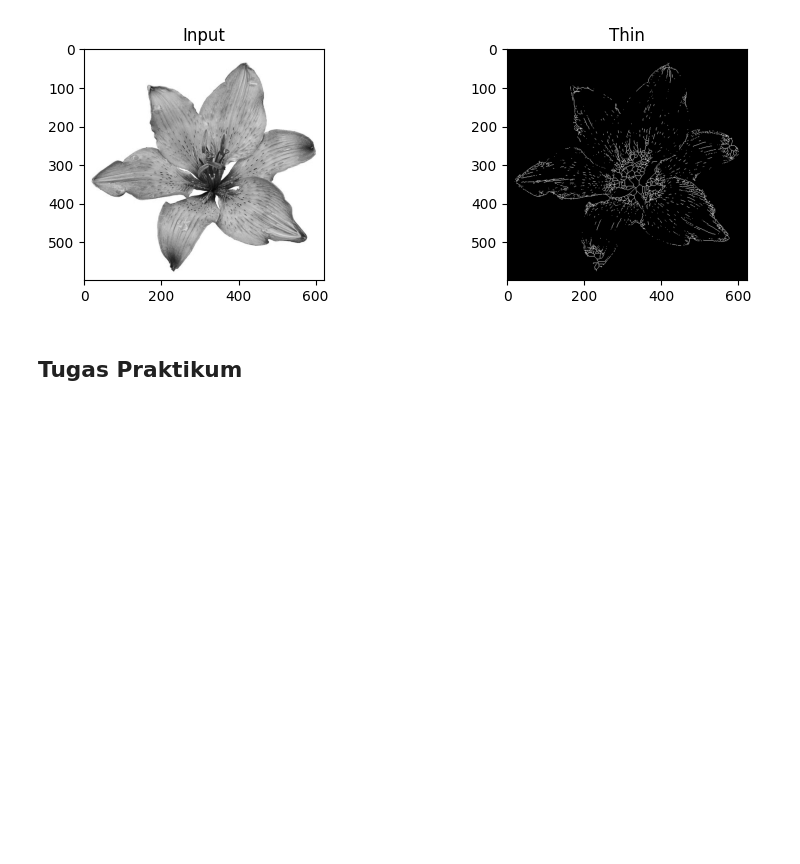
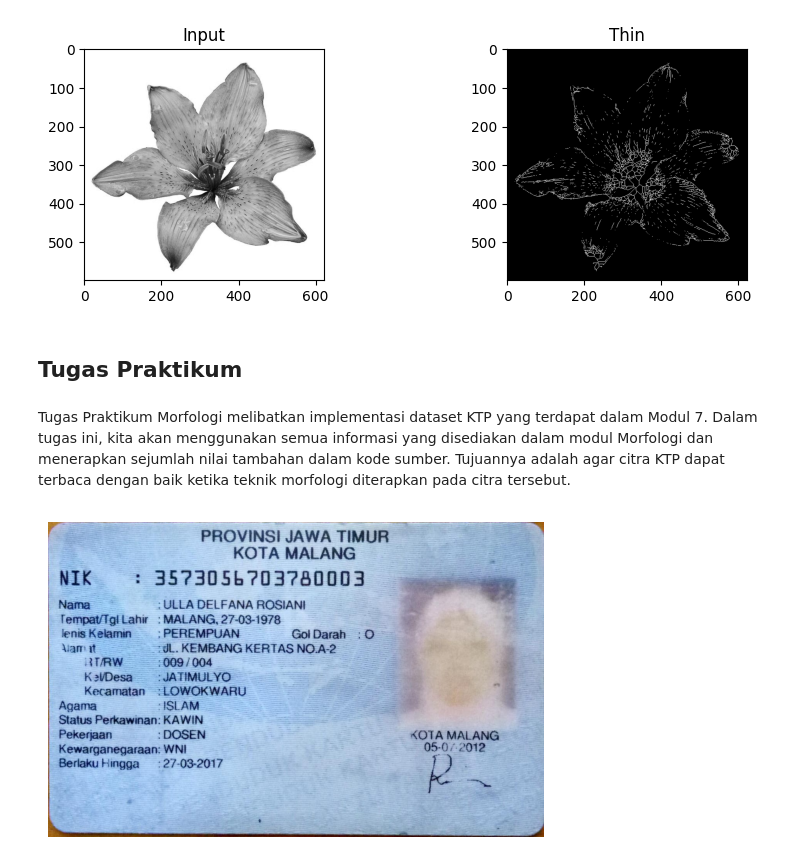
Before and after one commit to Andikadreams/PCVK_Semester5_2023, a Jupyter notebook: Week8.ipynb, the cells around one changed output. Saved outputs shown, nothing was run; the diff lists cells and outputs as text; code cells hidden in the pictures; blank space fills up the shorter version.

```diff
--- a/Week8.ipynb
+++ b/Week8.ipynb
@@ -643,3 +577,24 @@ plt.show()
 [figure]
 # %% [markdown]
 ## **Tugas Praktikum**
+# %% [markdown]
+Tugas Praktikum Morfologi melibatkan implementasi dataset KTP yang terdapat dalam Modul 7. Dalam tugas ini, kita akan menggunakan semua informasi yang disediakan dalam modul Morfologi dan menerapkan sejumlah nilai tambahan dalam kode sumber. Tujuannya adalah agar citra KTP dapat terbaca dengan baik ketika teknik morfologi diterapkan pada citra tersebut.
+# %%
+import numpy as np
+import cv2
+from skimage import io
+import matplotlib.pyplot as plt
+from google.colab.patches import cv2_imshow # path cv2.imshow di google colab
+import os
+import random
+from sklearn.cluster import KMeans
+import math
+
+image = cv2.imread('/content/drive/MyDrive/PCVK/Images/KTP_week7/KTP rosi.jpeg')
+    # Tampilkan gambar
+plt.figure()
+plt.axis('off')
+plt.imshow(cv2.cvtColor(image, cv2.COLOR_BGR2RGB))
+plt.show()
+# %% [output]
+[figure, added]
```
Also changed, not shown: parts of 9 cells of this notebook.
